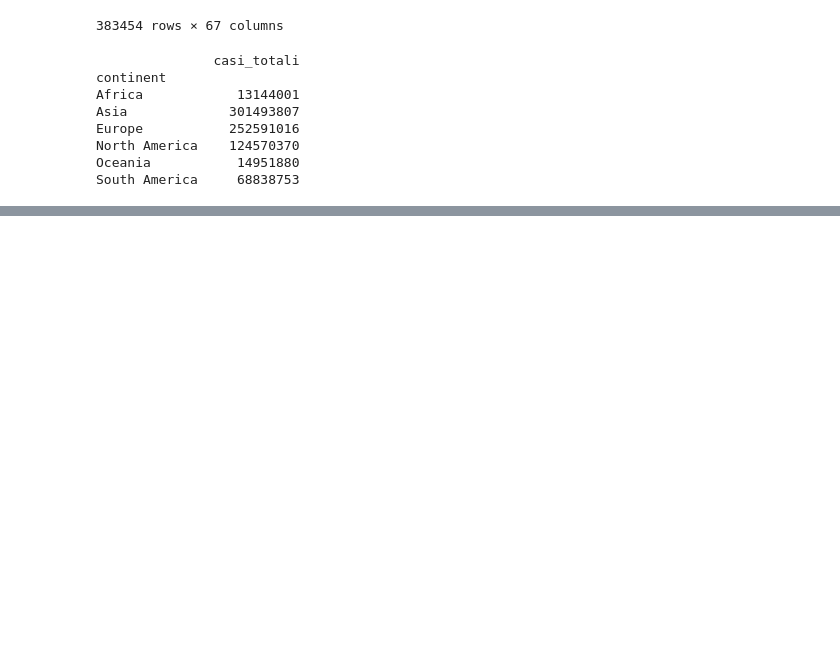
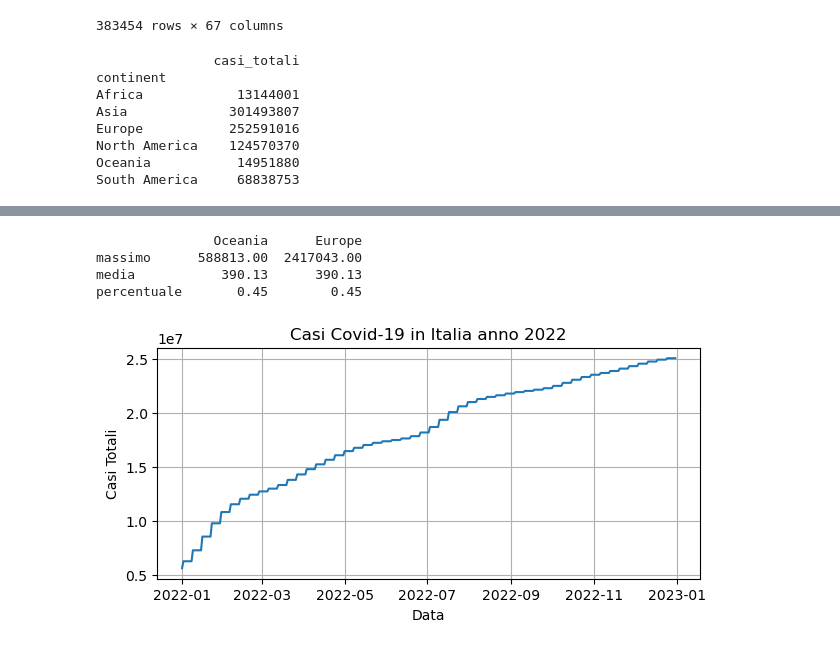
Before and after one commit to leonardpepa94/Python, a Jupyter notebook: Esame_Finale_Python.ipynb, the cells around one changed output, grey strips where cells are left out. Cells and saved outputs as stored; diff of their text form; code cells hidden in the pictures; blank space fills up the shorter version.

```diff
--- a/Esame_Finale_Python.ipynb
+++ b/Esame_Finale_Python.ipynb
@@ -92,0 +105,52 @@ print(totale_casi_mondo)
+# %%
+# Date due variabili contenenti i nomi di continenti confrontare valore massimo, media, e percentuale rispetto ai casi totali
+
+
+def comparazionecasi(continente1, continente2):
+
+    totale_casi_mondo = df["new_cases"].sum()
+
+    casicontinente1 = dati_dei_continenti[continente1]
+    casicontinente2 = dati_dei_continenti[continente2]
+
+    mediacontinente1 = df[df["continent"] == continente1]["new_cases"].mean()
+    mediacontinente2 = df[df["continent"] == continente2]["new_cases"].mean()
+
+    massimocontinente1 = df[df["continent"] == continente1]["new_cases"].max()
+    massimocontinente2 = df[df["continent"] == continente2]["new_cases"].max()
+
+    percentualecontinente1 = (casicontinente1 / totale_casi_mondo) * 100
+    percentualecontinente2 = (casicontinente2 / totale_casi_mondo) * 100
+
+    comparazione = {continente1: {"massimo": massimocontinente1, "media": mediacontinente1, "percentuale": percentualecontinente1},
+        continente2: {"massimo": massimocontinente2, "media": mediacontinente1, "percentuale": percentualecontinente1}}
+
+    return comparazione
+
+continente1 = "Oceania"
+continente2 = "Europe"
+comparazione = comparazionecasi(continente1, continente2)
+dataframecomparazione = pd.DataFrame(comparazione)
+print(dataframecomparazione.round(2))
+# %% [output]
+               Oceania      Europe
+massimo      588813.00  2417043.00
+media           390.13      390.13
+percentuale       0.45        0.45
+# %%
+# Andamento Casi Covid-19 in Italia anno 2022
+
+df["date"] = pd.to_datetime(df["date"])
+dati_italia2022 = df[(df["location"] == "Italy") & (df["date"].dt.year == 2022)]
+
+import matplotlib.pyplot as plt
+
+plt.figure(figsize=(7, 3))
+plt.plot(dati_italia2022["date"], dati_italia2022["total_cases"])
+plt.title("Casi Covid-19 in Italia anno 2022")
+plt.xlabel("Data")
+plt.ylabel("Casi Totali")
+plt.grid(True)
+plt.show()
+# %% [output]
+[figure, added]
```
Also changed, not shown: parts of 7 cells of this notebook.
